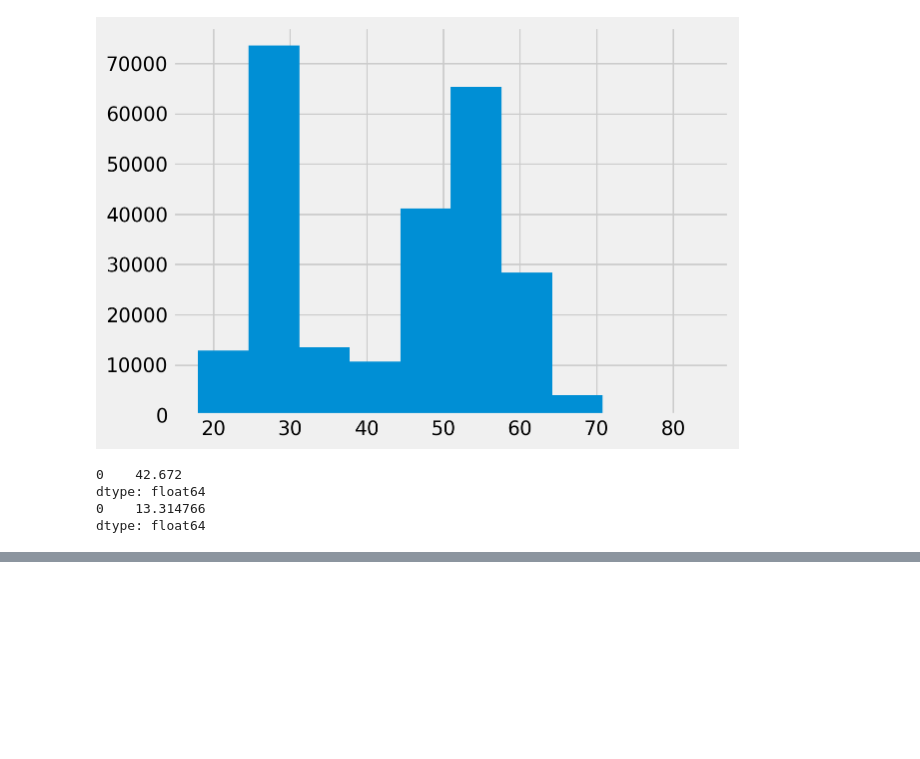
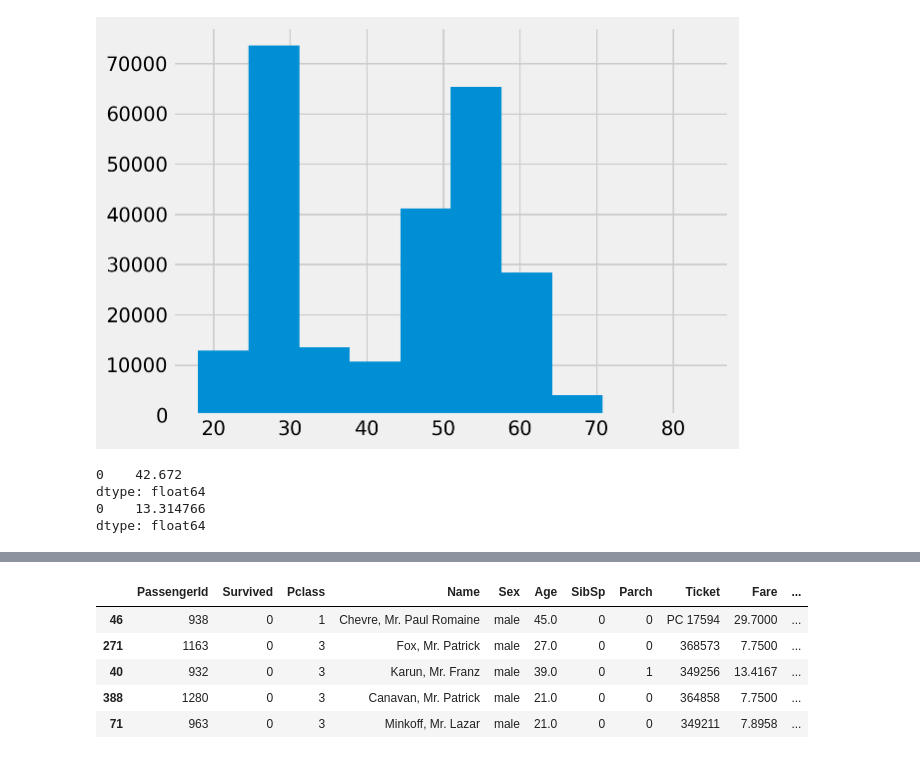
Before and after one commit to Njeri-Kimaru/Python-plus-main, a Jupyter notebook: confidence intervals.ipynb, the cells around one changed output, grey strips where cells are left out. Saved outputs shown, nothing was run; the diff lists cells and outputs as text; code cells hidden in the pictures; blank space fills up the shorter version.

```diff
--- a/confidence intervals.ipynb
+++ b/confidence intervals.ipynb
@@ -72,0 +351,10 @@ dtype: float64
+# %%
+sample_data["Age"] = sample_data["Age"].fillna(data["Age"].median())
+sample_data.head()
+# %% [output]
+|  | PassengerId | Survived | Pclass | Name | Sex | Age | SibSp | Parch | Ticket | Fare | ... |
+| 46 | 938 | 0 | 1 | Chevre, Mr. Paul Romaine | male | 45.0 | 0 | 0 | PC 17594 | 29.7000 | ... |
+| 271 | 1163 | 0 | 3 | Fox, Mr. Patrick | male | 27.0 | 0 | 0 | 368573 | 7.7500 | ... |
+| 40 | 932 | 0 | 3 | Karun, Mr. Franz | male | 39.0 | 0 | 1 | 349256 | 13.4167 | ... |
+| 388 | 1280 | 0 | 3 | Canavan, Mr. Patrick | male | 21.0 | 0 | 0 | 364858 | 7.7500 | ... |
+| 71 | 963 | 0 | 3 | Minkoff, Mr. Lazar | male | 21.0 | 0 | 0 | 349211 | 7.8958 | ... |
```
Also changed, not shown: parts of 42 cells of this notebook, 12 other files.
